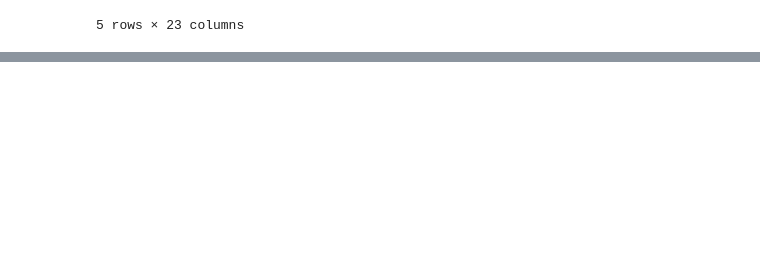
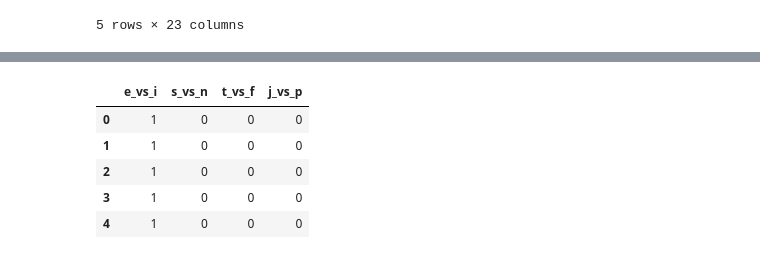
Before and after one commit to slouie88/myers_briggs_personalities, a Jupyter notebook: myers_briggs_eda.ipynb, the cells around one changed output, grey strips where cells are left out. Cells and saved outputs as stored; diff of their text form; code cells hidden in the pictures; blank space fills up the shorter version.

```diff
--- a/myers_briggs_eda.ipynb
+++ b/myers_briggs_eda.ipynb
@@ -713,3 +712,16 @@ X.head()
 | 2 | 2 | 5 | 1 | 0 | 1 | 1 | 0 | ... |
 | 3 | 0 | 2 | 2 | 0 | 1 | 1 | 1 | ... |
 | 4 | 2 | 2 | 0 | 0 | 1 | 0 | 3 | ... |
+# %%
+from sklearn.preprocessing import LabelEncoder
+
+label_encoder = LabelEncoder()
+targets = df[["e_vs_i", "s_vs_n", "t_vs_f", "j_vs_p"]].apply(label_encoder.fit_transform)
+targets.head()
+# %% [output]
+|  | e_vs_i | s_vs_n | t_vs_f | j_vs_p |
+| 0 | 1 | 0 | 0 | 0 |
+| 1 | 1 | 0 | 0 | 0 |
+| 2 | 1 | 0 | 0 | 0 |
+| 3 | 1 | 0 | 0 | 0 |
+| 4 | 1 | 0 | 0 | 0 |
```
Also changed, not shown: parts of 45 cells of this notebook.
